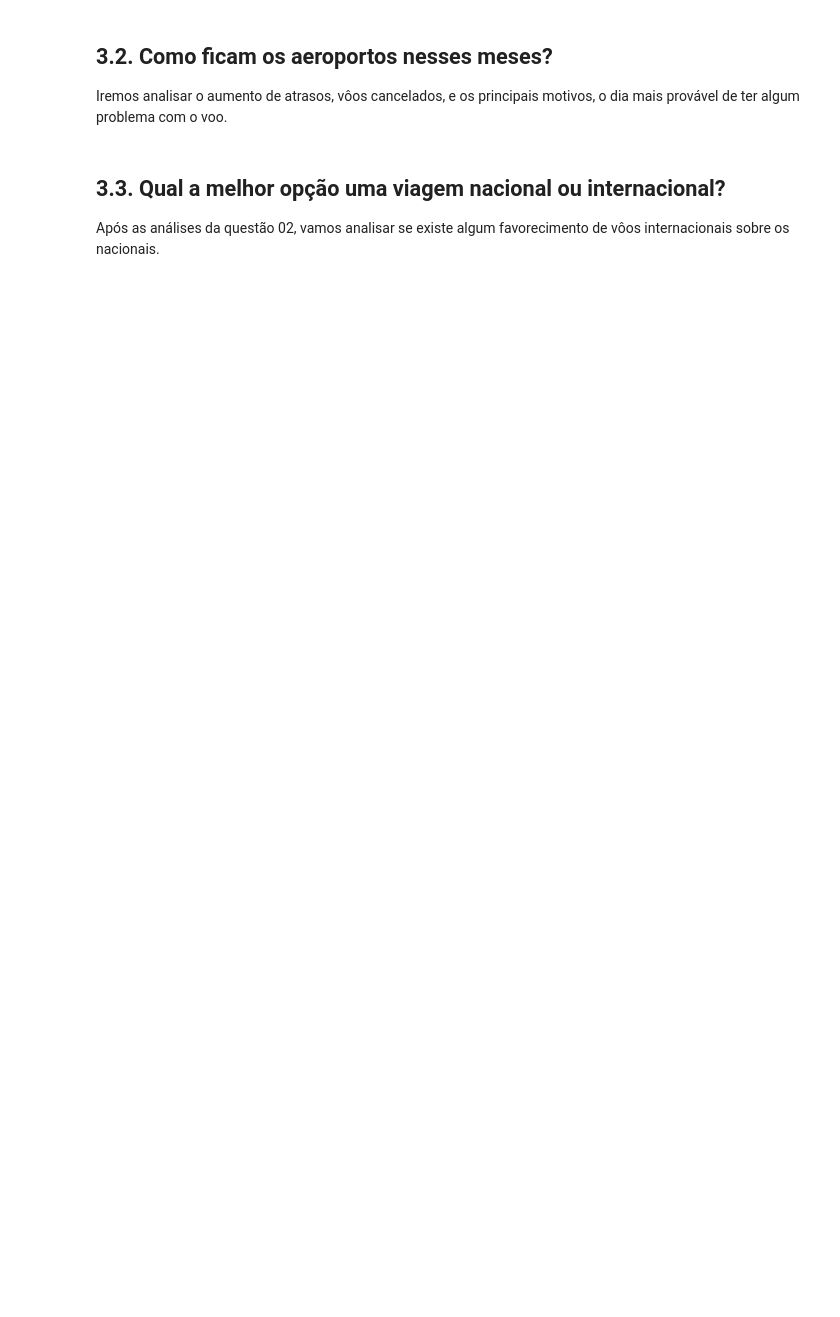
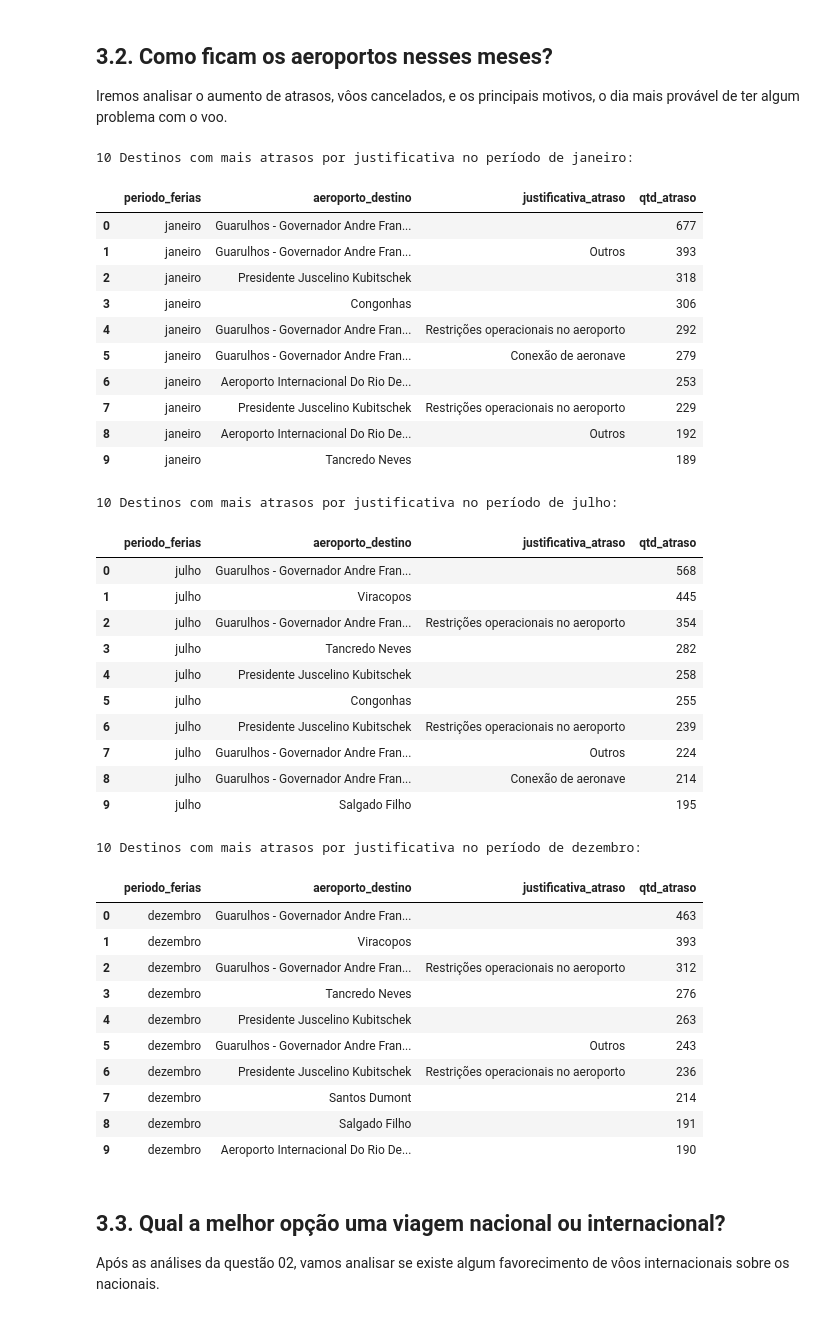
Before and after one commit to rderoncio/a3_bigdata_analisedados, a Jupyter notebook: A3/anac_análise_exploratória.ipynb, the cells around one changed output. Saved outputs shown, nothing was run; the diff lists cells and outputs as text; code cells hidden in the pictures; blank space fills up the shorter version.

```diff
--- a/A3/anac_análise_exploratória.ipynb
+++ b/A3/anac_análise_exploratória.ipynb
@@ -272,7 +290,7 @@ pd.DataFrame(data=values, columns=columns).style.set_table_styles([
 Iremos analisar os principais destinos internacionais e nacionais e os períodos de julho, dezembro e janeiro.
 # %%
 #Dataframe
-voos_ferias_agg = AnacVoos.get_voos_ferias_agg(
+voos_ferias_agg = AnacVoos.get_voos_ferias_geral(
     filtrar_periodo_ferias = True,
     percentuais = [
         ['tx_realizados', 'realizados_s_atraso'],
@@ -282,5 +300,10 @@ voos_ferias_agg = AnacVoos.get_voos_ferias_agg(
     cols_groupby=['codigo_tipo_linha', 'periodo_ferias'],
     )
 
+voos_ferias_agg = voos_ferias_agg.reindex(
+    columns=['codigo_tipo_linha', 'periodo_ferias', 'voos', 'realizados_s_atraso', 'tx_realizados', 'realizados_c_atraso', 'tx_atrasos', 'cancelados', 'tx_cancelados']
+    ).query("periodo_ferias == @periodo").reset_index(drop=True)
+
 for periodo in AnacVoos.periodo_ferias:
-    display(voos_ferias_agg.query("periodo_ferias == @periodo").reset_index(drop=True) )
+    display(voos_ferias_agg)
+    print()
@@ -354,14 +502,53 @@ for periodo in AnacVoos.periodo_ferias:
 Iremos analisar o aumento de atrasos, vôos cancelados, e os principais motivos, o dia mais provável de ter algum problema com o voo.
 # %%
 #Dataframe voos em atraso justificativa
+
+voos_ferias = AnacVoos.get_voos_ferias()
 
 atrasos = voos_ferias[voos_ferias['partida_atrasou'] == 'S'].groupby(['periodo_ferias','aeroporto_destino','justificativa_atraso'])\
     .size().reset_index(name = 'qtd_atraso')\
         .sort_values('qtd_atraso',ascending = False)
 
 for periodo in AnacVoos.periodo_ferias:
     print(f"\n\n10 Destinos com mais atrasos por justificativa no período de {periodo}:")
     display(atrasos.query("periodo_ferias == @periodo").nlargest(10, 'qtd_atraso').reset_index(drop=True))
+# %% [output]
+10 Destinos com mais atrasos por justificativa no período de janeiro:
+|  | periodo_ferias | aeroporto_destino | justificativa_atraso | qtd_atraso |
+| 0 | janeiro | Guarulhos - Governador Andre Fran... |  | 677 |
+| 1 | janeiro | Guarulhos - Governador Andre Fran... | Outros | 393 |
+| 2 | janeiro | Presidente Juscelino Kubitschek |  | 318 |
+| 3 | janeiro | Congonhas |  | 306 |
+| 4 | janeiro | Guarulhos - Governador Andre Fran... | Restrições operacionais no aeroporto | 292 |
+| 5 | janeiro | Guarulhos - Governador Andre Fran... | Conexão de aeronave | 279 |
+| 6 | janeiro | Aeroporto Internacional Do Rio De... |  | 253 |
+| 7 | janeiro | Presidente Juscelino Kubitschek | Restrições operacionais no aeroporto | 229 |
+| 8 | janeiro | Aeroporto Internacional Do Rio De... | Outros | 192 |
+| 9 | janeiro | Tancredo Neves |  | 189 |
+10 Destinos com mais atrasos por justificativa no período de julho:
+|  | periodo_ferias | aeroporto_destino | justificativa_atraso | qtd_atraso |
+| 0 | julho | Guarulhos - Governador Andre Fran... |  | 568 |
+| 1 | julho | Viracopos |  | 445 |
+| 2 | julho | Guarulhos - Governador Andre Fran... | Restrições operacionais no aeroporto | 354 |
+| 3 | julho | Tancredo Neves |  | 282 |
+| 4 | julho | Presidente Juscelino Kubitschek |  | 258 |
+| 5 | julho | Congonhas |  | 255 |
+| 6 | julho | Presidente Juscelino Kubitschek | Restrições operacionais no aeroporto | 239 |
+| 7 | julho | Guarulhos - Governador Andre Fran... | Outros | 224 |
+| 8 | julho | Guarulhos - Governador Andre Fran... | Conexão de aeronave | 214 |
+| 9 | julho | Salgado Filho |  | 195 |
+10 Destinos com mais atrasos por justificativa no período de dezembro:
+|  | periodo_ferias | aeroporto_destino | justificativa_atraso | qtd_atraso |
+| 0 | dezembro | Guarulhos - Governador Andre Fran... |  | 463 |
+| 1 | dezembro | Viracopos |  | 393 |
+| 2 | dezembro | Guarulhos - Governador Andre Fran... | Restrições operacionais no aeroporto | 312 |
+| 3 | dezembro | Tancredo Neves |  | 276 |
+| 4 | dezembro | Presidente Juscelino Kubitschek |  | 263 |
+| 5 | dezembro | Guarulhos - Governador Andre Fran... | Outros | 243 |
+| 6 | dezembro | Presidente Juscelino Kubitschek | Restrições operacionais no aeroporto | 236 |
+| 7 | dezembro | Santos Dumont |  | 214 |
+| 8 | dezembro | Salgado Filho |  | 191 |
+| 9 | dezembro | Aeroporto Internacional Do Rio De... |  | 190 |
 # %%
 #Plot
 # %% [markdown]
```
Also changed, not shown: parts of 12 cells of this notebook, 1 other file.
